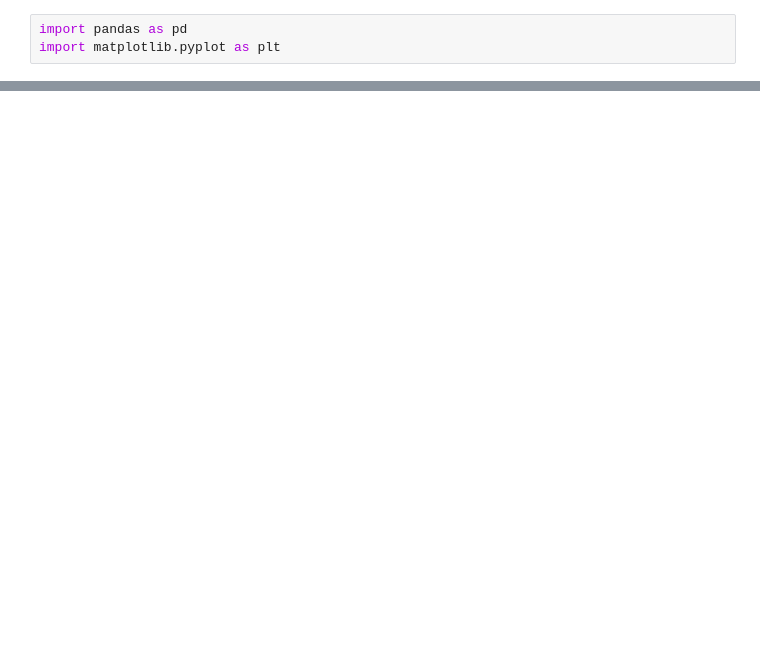
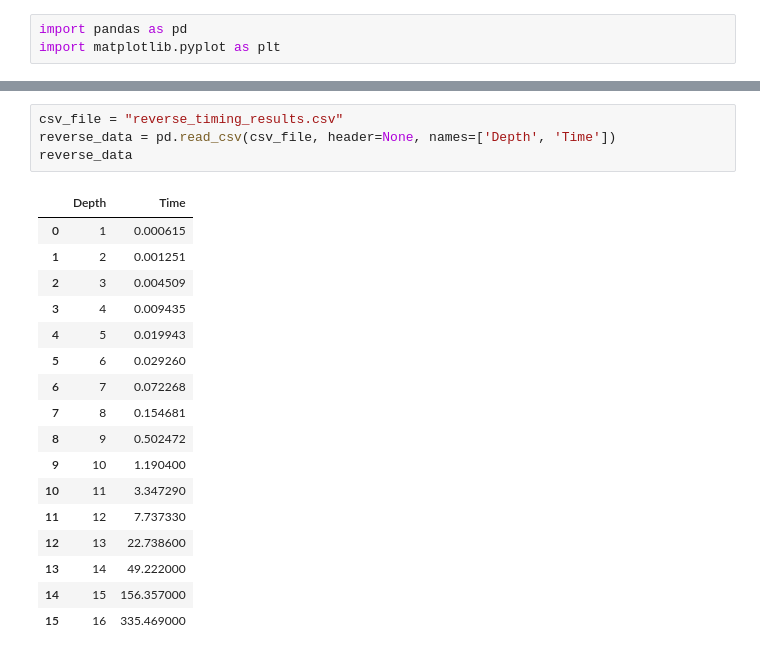
Before and after one commit to TTommyy/AI-Cheeckers-TicTacToe, a Jupyter notebook: checkers/timeplot.ipynb, the cells around one changed output, grey strips where cells are left out. Saved outputs shown, nothing was run; the diff lists cells and outputs as text; blank space fills up the shorter version.

```diff
--- a/checkers/timeplot.ipynb
+++ b/checkers/timeplot.ipynb
@@ -43,0 +48,22 @@ random_data
+# %%
+csv_file = "reverse_timing_results.csv"
+reverse_data = pd.read_csv(csv_file, header=None, names=['Depth', 'Time'])
+reverse_data
+# %% [output]
+|  | Depth | Time |
+| 0 | 1 | 0.000615 |
+| 1 | 2 | 0.001251 |
+| 2 | 3 | 0.004509 |
+| 3 | 4 | 0.009435 |
+| 4 | 5 | 0.019943 |
+| 5 | 6 | 0.029260 |
+| 6 | 7 | 0.072268 |
+| 7 | 8 | 0.154681 |
+| 8 | 9 | 0.502472 |
+| 9 | 10 | 1.190400 |
+| 10 | 11 | 3.347290 |
+| 11 | 12 | 7.737330 |
+| 12 | 13 | 22.738600 |
+| 13 | 14 | 49.222000 |
+| 14 | 15 | 156.357000 |
+| 15 | 16 | 335.469000 |
```
Also changed, not shown: parts of 4 cells of this notebook, 10 other files.
